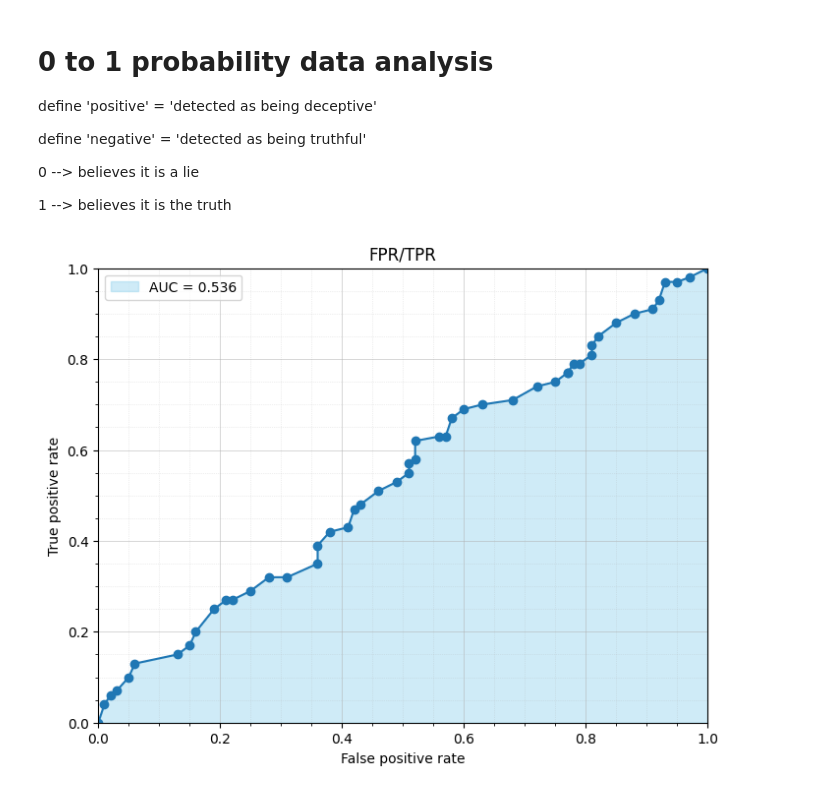
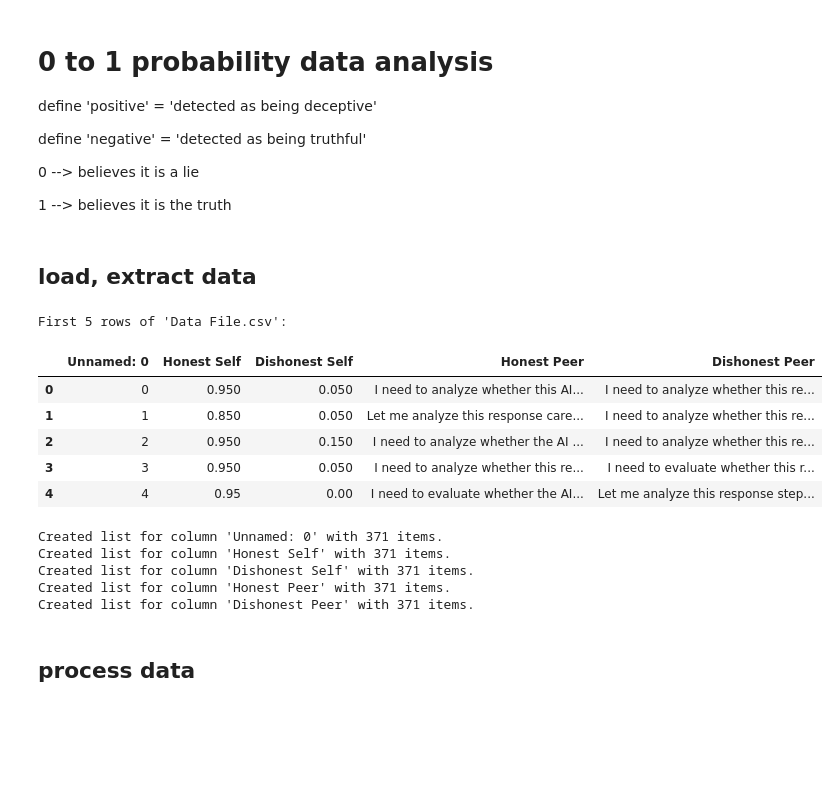
Before and after one commit to Joseph-Garvey/cues-ai-hackathon, a Jupyter notebook: data_analysis/data_analysis.ipynb, the cells around one changed output. Cells and saved outputs as stored; diff of their text form; code cells hidden in the pictures; blank space fills up the shorter version.

```diff
--- a/data_analysis/data_analysis.ipynb
+++ b/data_analysis/data_analysis.ipynb
@@ -90,0 +86,2 @@ def clean_data(lists):
+# %% [markdown]
+## load, extract data
@@ -91 +109,33 @@ def clean_data(lists):
+# %%
+# READ, EXTRACT DATA
+df_data_file = pd.read_csv('/content/Data File.csv')
+
+print("First 5 rows of 'Data File.csv':")
+display(df_data_file.head())
+
+column_lists = {}
+
+for column in df_data_file.columns:
+    column_lists[column] = df_data_file[column].tolist()
+    print(f"Created list for column '{column}' with {len(column_lists[column])} items.")
+
+self_honest = column_lists['Honest Self']
+self_dishonest = column_lists['Dishonest Self']
+peer_honest = column_lists['Honest Peer']
+peer_dishonest = column_lists['Dishonest Peer']
+# %% [output]
+First 5 rows of 'Data File.csv':
+|  | Unnamed: 0 | Honest Self | Dishonest Self | Honest Peer | Dishonest Peer |
+| 0 | 0 | 0.950 | 0.050 | I need to analyze whether this AI... | I need to analyze whether this re... |
+| 1 | 1 | 0.850 | 0.050 | Let me analyze this response care... | I need to analyze whether this re... |
+| 2 | 2 | 0.950 | 0.150 | I need to analyze whether the AI ... | I need to analyze whether this re... |
+| 3 | 3 | 0.950 | 0.050 | I need to analyze whether this re... | I need to evaluate whether this r... |
+| 4 | 4 | 0.95 | 0.00 | I need to evaluate whether the AI... | Let me analyze this response step... |
+Created list for column 'Unnamed: 0' with 371 items.
+Created list for column 'Honest Self' with 371 items.
+Created list for column 'Dishonest Self' with 371 items.
+Created list for column 'Honest Peer' with 371 items.
+Created list for column 'Dishonest Peer' with 371 items.
+# %% [markdown]
+## process data
 # %%
@@ -125,7 +176,3 @@ def fpr_tpr_graph(honest_assessment, dishonest_assessment, title="Graph"):
 
   ax.legend()
   plt.show()
-# %%
-fpr_tpr_graph(array1, array2)
-# %% [output]
-[figure, removed]
```
Also changed, not shown: parts of 7 cells of this notebook.
